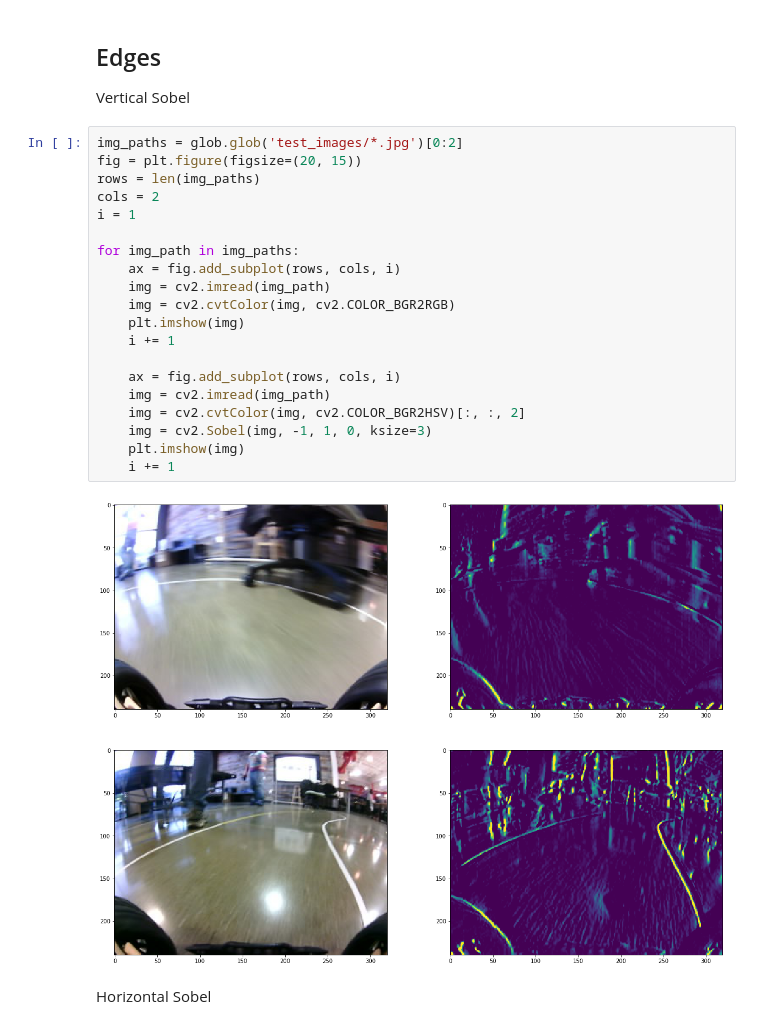
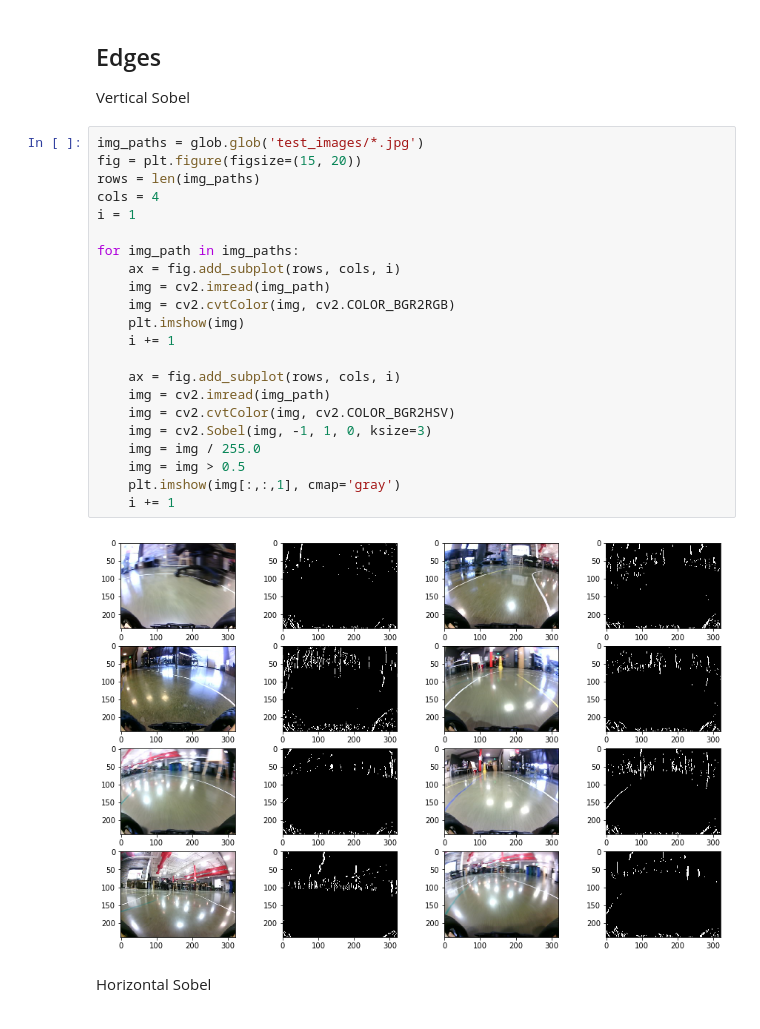
Before and after one commit to jaycode/Self-Driving-RC, a Jupyter notebook: Computer/experiments/preprocess/2. No Calibration.ipynb, the cells around one changed output. Cells and saved outputs as stored; diff of their text form.

```diff
--- a/Computer/experiments/preprocess/2. No Calibration.ipynb
+++ b/Computer/experiments/preprocess/2. No Calibration.ipynb
@@ -14,27 +14,29 @@ from matplotlib.figure import Figure
 
 Vertical Sobel
 # %%
-img_paths = glob.glob('test_images/*.jpg')[0:2]
-fig = plt.figure(figsize=(20, 15))
+img_paths = glob.glob('test_images/*.jpg')
+fig = plt.figure(figsize=(15, 20))
 rows = len(img_paths)
-cols = 2
+cols = 4
 i = 1
 
 for img_path in img_paths:
     ax = fig.add_subplot(rows, cols, i)
     img = cv2.imread(img_path)
     img = cv2.cvtColor(img, cv2.COLOR_BGR2RGB)
     plt.imshow(img)
     i += 1
 
     ax = fig.add_subplot(rows, cols, i)
     img = cv2.imread(img_path)
-    img = cv2.cvtColor(img, cv2.COLOR_BGR2HSV)[:, :, 2]
+    img = cv2.cvtColor(img, cv2.COLOR_BGR2HSV)
     img = cv2.Sobel(img, -1, 1, 0, ksize=3)
-    plt.imshow(img)
+    img = img / 255.0
+    img = img > 0.5
+    plt.imshow(img[:,:,1], cmap='gray')
     i += 1
 # %% [output]
-[figure, old version]
+[figure, new version]
 # %% [markdown]
 Horizontal Sobel
 # %%
```
Also changed, not shown: parts of 7 cells of this notebook, 37 other files.
